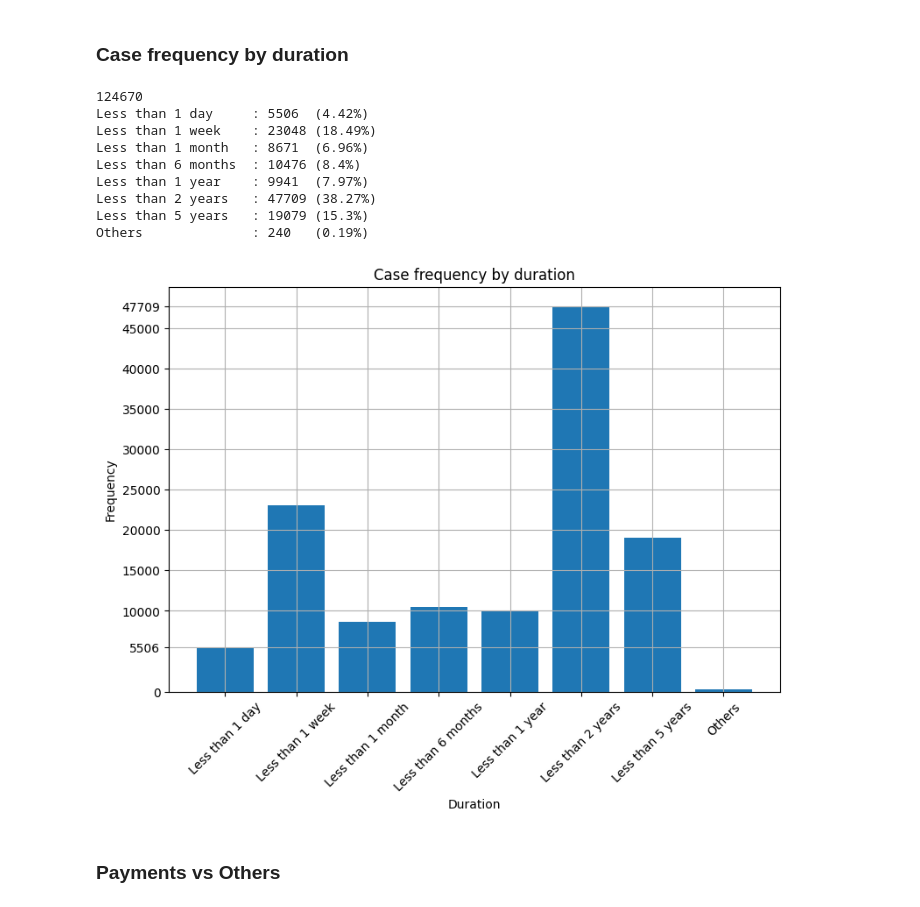
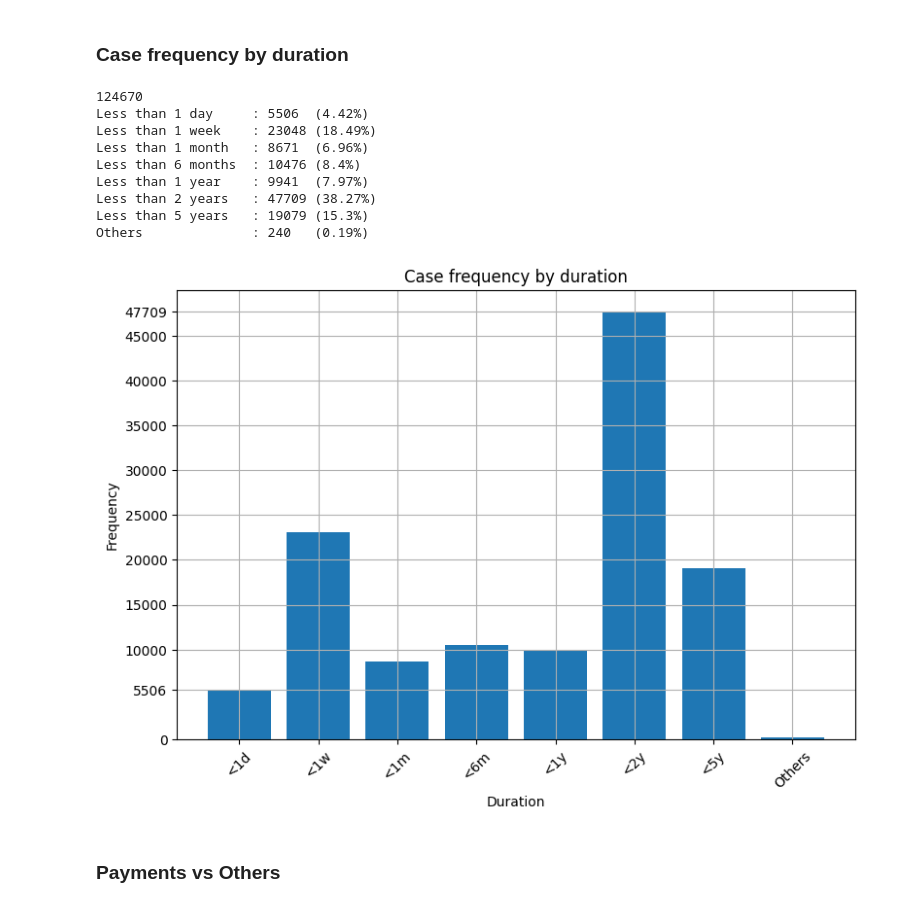
Before and after one commit to PietroArsi/progetto-BIS, a Jupyter notebook: road_traffic.ipynb, the cells around one changed output. Cells and saved outputs as stored; diff of their text form; code cells hidden in the pictures.

```diff
--- a/road_traffic.ipynb
+++ b/road_traffic.ipynb
@@ -488,35 +488,44 @@ print(len(case_durations_df))
 
 for x in range(len(freqs)):
     print(f"{xlabels[x].ljust(20, ' ')}: {str(freqs[x]).ljust(5, ' ')} ({round(freqs[x]/len(case_durations_df) * 100, 2)}%)")
 
+xlabels_short = ["<1d",
+            "<1w",
+            "<1m",
+            "<6m",
+            "<1y",
+            "<2y",
+            "<5y",
+            "Others"]
+
 plt.figure(figsize=(9, 6))
-plt.bar(xlabels, freqs)
+plt.bar(xlabels_short, freqs)
 plt.xlabel("Duration")
 plt.ylabel("Frequency")
 plt.title("Case frequency by duration")
 
 y_custom_ticks = [x*5000 for x in range(10)]
 y_custom_ticks.remove(5000)
 y_custom_ticks.append(min(freqs[:len(freqs)-1]))
 y_custom_ticks.append(max(freqs))
 y_custom_ticks.sort()
 
 plt.yticks(y_custom_ticks)
 plt.xticks(rotation=45)
 plt.grid(True)
 plt.savefig("graphs/frequencies.png")
 plt.show()
 # %% [output]
 124670
 Less than 1 day     : 5506  (4.42%)
 Less than 1 week    : 23048 (18.49%)
 Less than 1 month   : 8671  (6.96%)
 Less than 6 months  : 10476 (8.4%)
 Less than 1 year    : 9941  (7.97%)
 Less than 2 years   : 47709 (38.27%)
 Less than 5 years   : 19079 (15.3%)
 Others              : 240   (0.19%)
-[figure, old version]
+[figure, new version]
 # %% [markdown]
 ### Payments vs Others
 # %%
```
Also changed, not shown: parts of 6 cells of this notebook, 9 other files.
